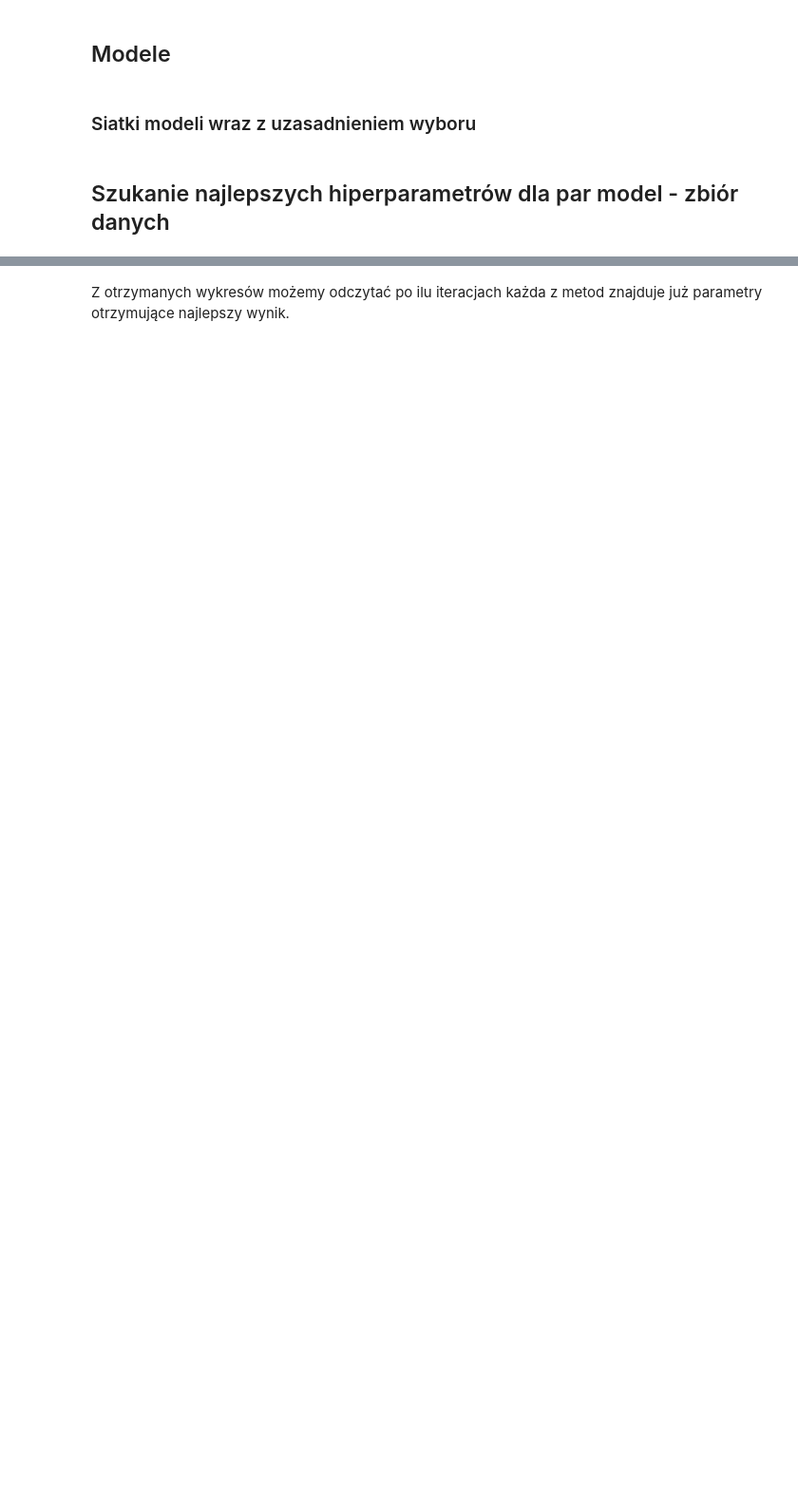
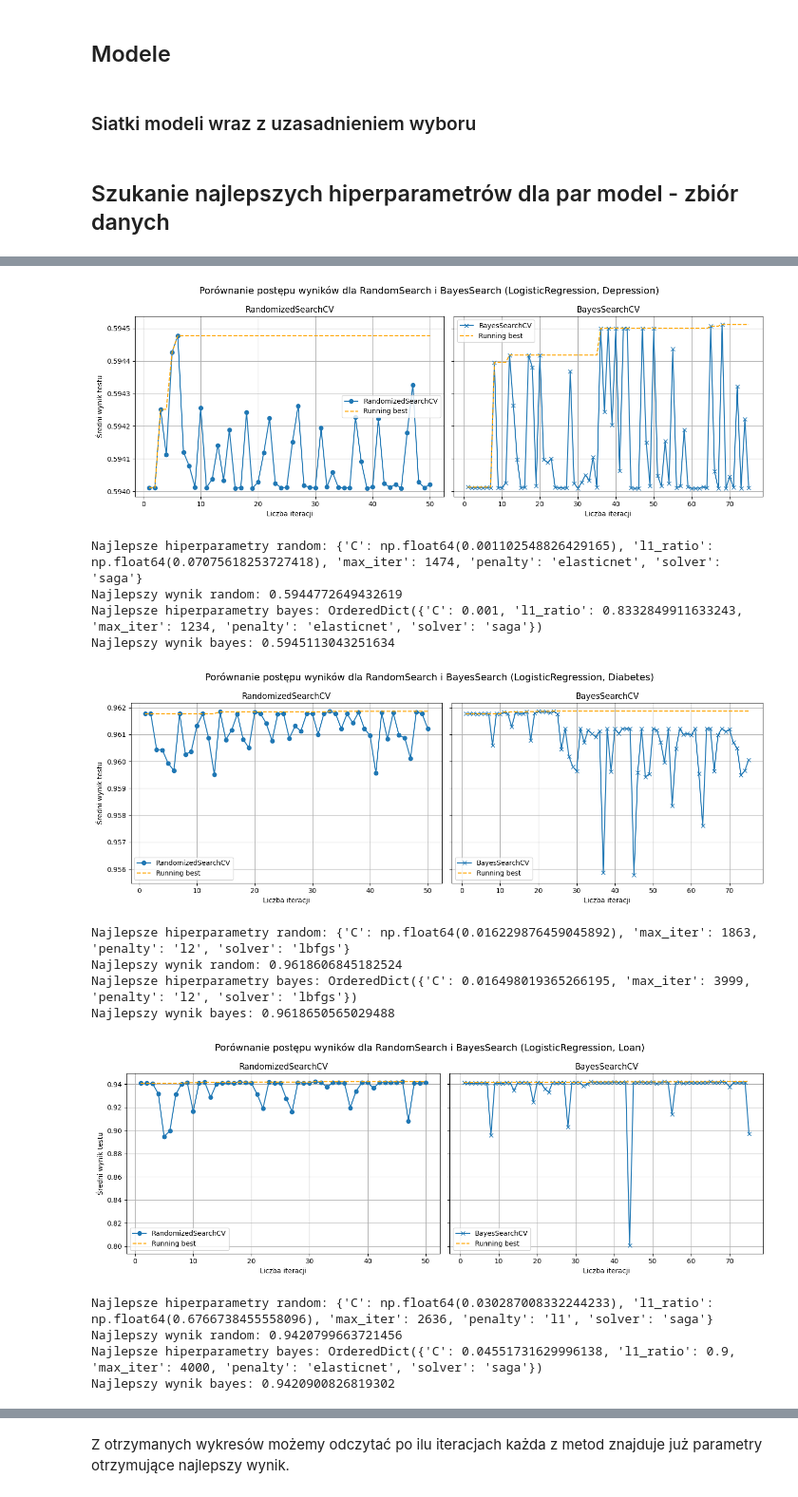
Before and after one commit to oliwiawojcicka/AutoML, a Jupyter notebook: tunning_all_models.ipynb, the cells around one changed output, grey strips where cells are left out. Shown at 95% size. Cells and saved outputs as stored; diff of their text form; code cells hidden in the pictures; blank space fills up the shorter version.

Commit message:
adding tunning_all_models with results of tunningin results_tunning folder

```diff
--- a/tunning_all_models.ipynb
+++ b/tunning_all_models.ipynb
@@ -148,0 +178,26 @@ for i in range(len(results_rs3)):
+# %%
+pattern = re.compile(r'random_search_results_(\w+)_dataset_(\d+)\.csv')
+
+for filename in os.listdir('results_tunning'):
+    results_rs = pd.read_csv(os.path.join('results_tunning', filename))
+    if match := pattern.match(filename):
+        model_name = match.group(1)
+        dataset_num = match.group(2)
+        results_bs = pd.read_csv(os.path.join('results_tunning', f'bayes_search_results_{model_name}_dataset_{dataset_num}.csv'))
+        ft.plots_iterations(results_rs, results_bs, model_name, datasets[int(dataset_num)])
+# %% [output]
+[figure, added]
+Najlepsze hiperparametry random: {'C': np.float64(0.001102548826429165), 'l1_ratio': np.float64(0.07075618253727418), 'max_iter': 1474, 'penalty': 'elasticnet', 'solver': 'saga'}
+Najlepszy wynik random: 0.5944772649432619
+Najlepsze hiperparametry bayes: OrderedDict({'C': 0.001, 'l1_ratio': 0.8332849911633243, 'max_iter': 1234, 'penalty': 'elasticnet', 'solver': 'saga'})
+Najlepszy wynik bayes: 0.5945113043251634
+[figure, added]
+Najlepsze hiperparametry random: {'C': np.float64(0.016229876459045892), 'max_iter': 1863, 'penalty': 'l2', 'solver': 'lbfgs'}
+Najlepszy wynik random: 0.9618606845182524
+Najlepsze hiperparametry bayes: OrderedDict({'C': 0.016498019365266195, 'max_iter': 3999, 'penalty': 'l2', 'solver': 'lbfgs'})
+Najlepszy wynik bayes: 0.9618650565029488
+[figure, added]
+Najlepsze hiperparametry random: {'C': np.float64(0.030287008332244233), 'l1_ratio': np.float64(0.6766738455558096), 'max_iter': 2636, 'penalty': 'l1', 'solver': 'saga'}
+Najlepszy wynik random: 0.9420799663721456
+Najlepsze hiperparametry bayes: OrderedDict({'C': 0.04551731629996138, 'l1_ratio': 0.9, 'max_iter': 4000, 'penalty': 'elasticnet', 'solver': 'saga'})
+Najlepszy wynik bayes: 0.9420900826819302
```
Also changed, not shown: parts of 45 cells of this notebook, 27 other files.
